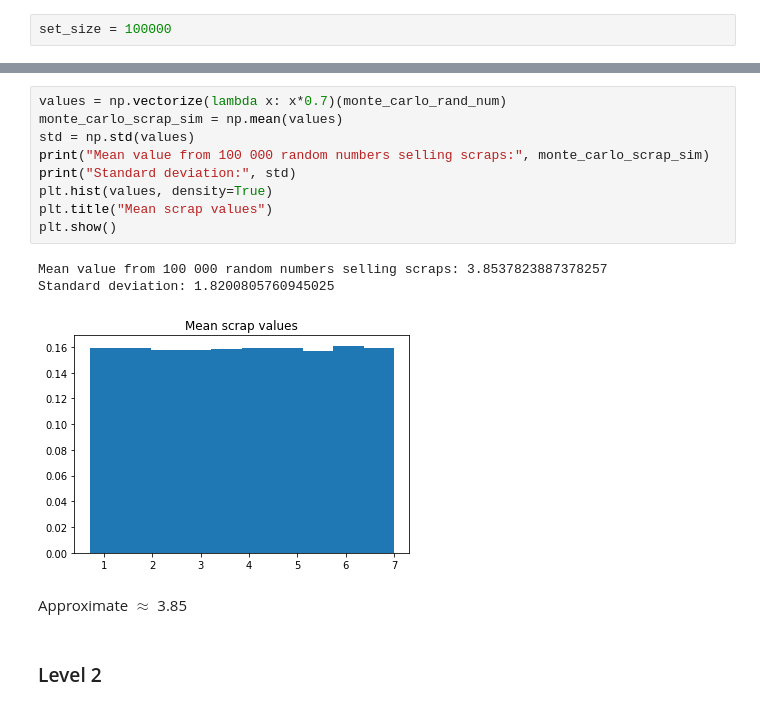
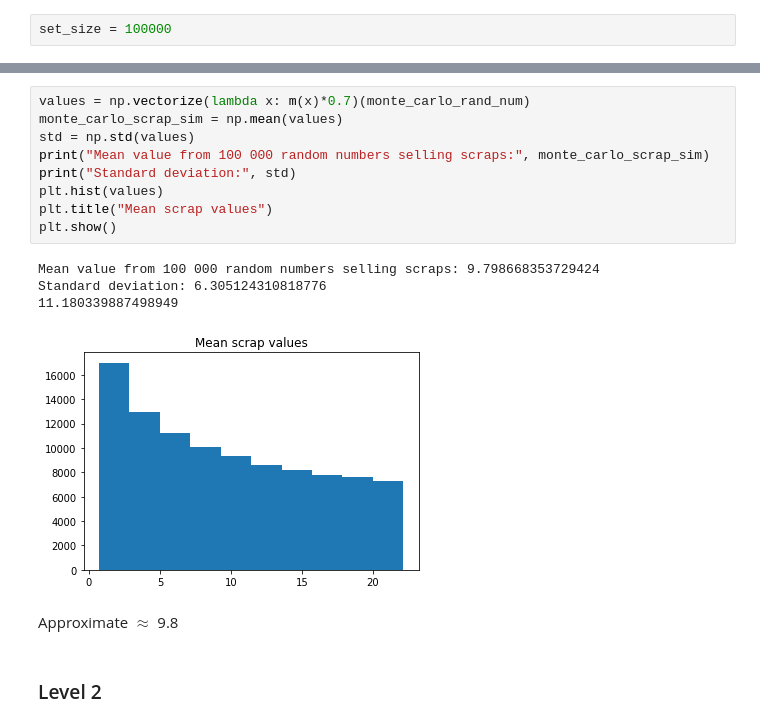
Before and after one commit to TrellixVulnTeam/INF368_65ZU, a Jupyter notebook: Weekly_Tasks/week2.ipynb, the cells around one changed output, grey strips where cells are left out. Drawn from its saved outputs; the diff is of its cells as text.

```diff
--- a/Weekly_Tasks/week2.ipynb
+++ b/Weekly_Tasks/week2.ipynb
@@ -16,18 +24,19 @@ plt.show()
 # %%
-values = np.vectorize(lambda x: x*0.7)(monte_carlo_rand_num)
+values = np.vectorize(lambda x: m(x)*0.7)(monte_carlo_rand_num)
 monte_carlo_scrap_sim = np.mean(values)
 std = np.std(values)
 print("Mean value from 100 000 random numbers selling scraps:", monte_carlo_scrap_sim)
 print("Standard deviation:", std)
-plt.hist(values, density=True)
+plt.hist(values)
 plt.title("Mean scrap values")
 plt.show()
 # %% [output]
-Mean value from 100 000 random numbers selling scraps: 3.8537823887378257
-Standard deviation: 1.8200805760945025
+Mean value from 100 000 random numbers selling scraps: 9.798668353729424
+Standard deviation: 6.305124310818776
+11.180339887498949
-[figure, old version]
+[figure, new version]
 # %% [markdown]
-Approximate $\approx$ 3.85
+Approximate $\approx$ 9.8
 # %% [markdown]
 ### Level 2
 # %%
```
Also changed, not shown: parts of 13 cells of this notebook.
